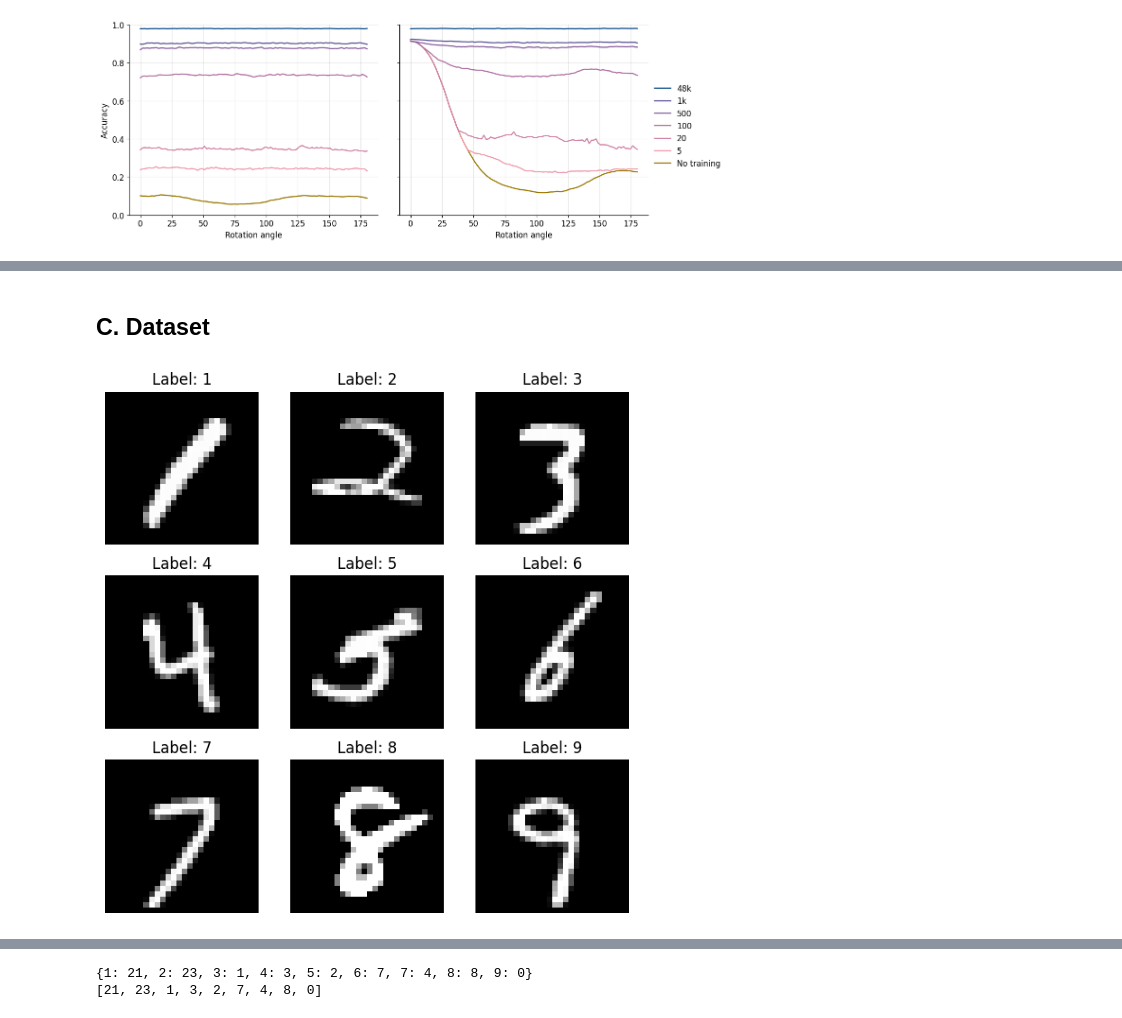
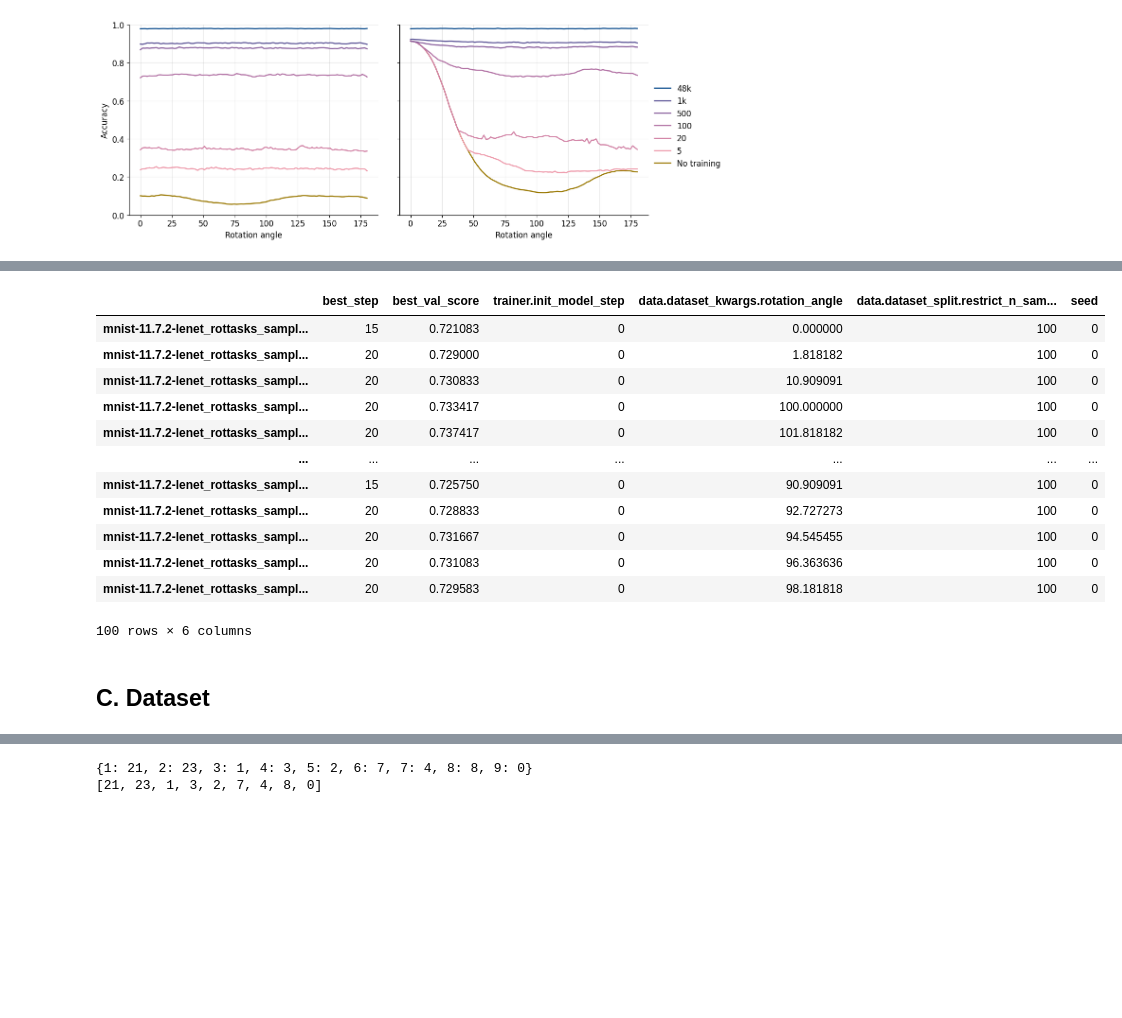
Before and after one commit to maximilianmbeck/lfmd_notebooks, a Jupyter notebook: lfmd_notebooks/11.7.2-mnist_lenet_rotatedtasks_samples.ipynb, the cells around one changed output, grey strips where cells are left out. Drawn from its saved outputs; the diff is of its cells as text; code cells hidden in the pictures; blank space fills up the shorter version.

```diff
--- a/lfmd_notebooks/11.7.2-mnist_lenet_rotatedtasks_samples.ipynb
+++ b/lfmd_notebooks/11.7.2-mnist_lenet_rotatedtasks_samples.ipynb
@@ -388,3 +412,21 @@ with mpl.rc_context({
+# %%
+sdf = sweepr.get_summary()
+# %%
+sdf[(sdf['data.dataset_split.restrict_n_samples_train_task'] == 100) & (sdf['trainer.init_model_step'] == 0)]
+# %% [output]
+|  | best_step | best_val_score | trainer.init_model_step | data.dataset_kwargs.rotation_angle | data.dataset_split.restrict_n_sam... | seed |
+| mnist-11.7.2-lenet_rottasks_sampl... | 15 | 0.721083 | 0 | 0.000000 | 100 | 0 |
+| mnist-11.7.2-lenet_rottasks_sampl... | 20 | 0.729000 | 0 | 1.818182 | 100 | 0 |
+| mnist-11.7.2-lenet_rottasks_sampl... | 20 | 0.730833 | 0 | 10.909091 | 100 | 0 |
+| mnist-11.7.2-lenet_rottasks_sampl... | 20 | 0.733417 | 0 | 100.000000 | 100 | 0 |
+| mnist-11.7.2-lenet_rottasks_sampl... | 20 | 0.737417 | 0 | 101.818182 | 100 | 0 |
+| ... | ... | ... | ... | ... | ... | ... |
+| mnist-11.7.2-lenet_rottasks_sampl... | 15 | 0.725750 | 0 | 90.909091 | 100 | 0 |
+| mnist-11.7.2-lenet_rottasks_sampl... | 20 | 0.728833 | 0 | 92.727273 | 100 | 0 |
+| mnist-11.7.2-lenet_rottasks_sampl... | 20 | 0.731667 | 0 | 94.545455 | 100 | 0 |
+| mnist-11.7.2-lenet_rottasks_sampl... | 20 | 0.731083 | 0 | 96.363636 | 100 | 0 |
+| mnist-11.7.2-lenet_rottasks_sampl... | 20 | 0.729583 | 0 | 98.181818 | 100 | 0 |
+100 rows × 6 columns
 # %% [markdown]
 ## C. Dataset
 # %%
@@ -407,7 +449,3 @@ data:
     dataset_generator.generate_dataset()
     train_set, val_set = dataset_generator.train_split, dataset_generator.val_split
     show_images(train_set, n_images, n_cols, cmap='gray', shuffle=False, select_idxes=[21, 23, 1, 3, 2, 7, 4, 8, 0], fname=f'mnist_{rotation_angle}.png')
-# %%
-show_rotated_dataset(0)
-# %% [output]
-[figure, removed]
```
Also changed, not shown: parts of 8 cells of this notebook, 5 other files.
